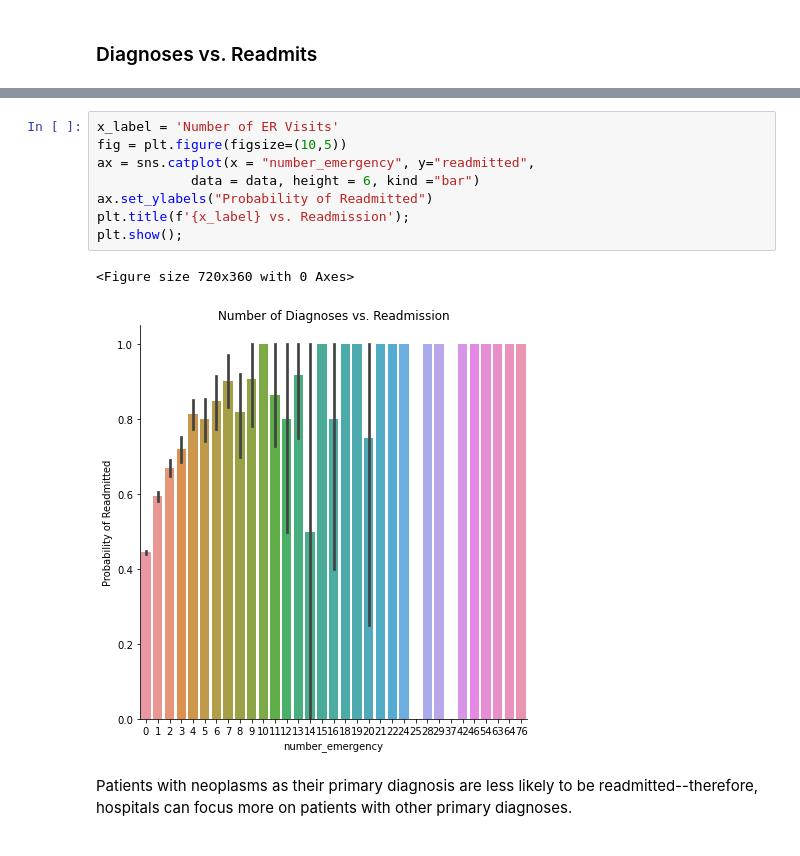
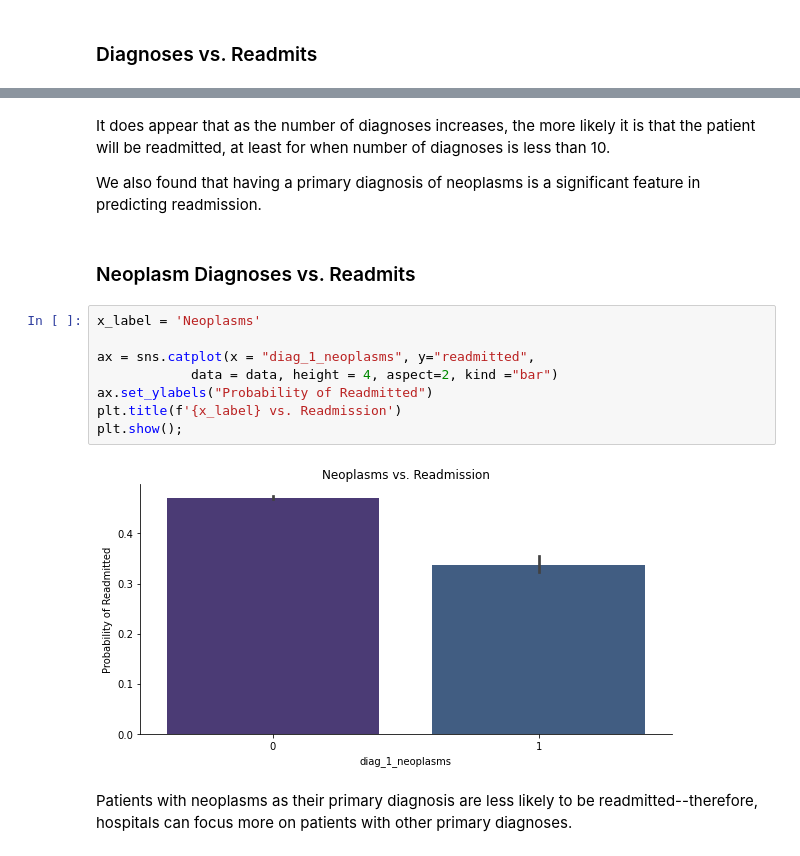
Before and after one commit to Sammyknee/diabetes-readmissions, a Jupyter notebook: Diabetes_Readmissions_Models.ipynb, the cells around one changed output, grey strips where cells are left out. Saved outputs shown, nothing was run; the diff lists cells and outputs as text.

```diff
--- a/Diabetes_Readmissions_Models.ipynb
+++ b/Diabetes_Readmissions_Models.ipynb
@@ -762,14 +793,19 @@ plt.show();
+# %% [markdown]
+It does appear that as the number of diagnoses increases, the more likely it is that the patient will be readmitted, at least for when number of diagnoses is less than 10.
+
+We also found that having a primary diagnosis of neoplasms is a significant feature in predicting readmission.
+# %% [markdown]
+### Neoplasm Diagnoses vs. Readmits
 # %%
-x_label = 'Number of ER Visits'
-fig = plt.figure(figsize=(10,5))
-ax = sns.catplot(x = "number_emergency", y="readmitted",
-            data = data, height = 6, kind ="bar")
+x_label = 'Neoplasms'
+
+ax = sns.catplot(x = "diag_1_neoplasms", y="readmitted",
+            data = data, height = 4, aspect=2, kind ="bar")
 ax.set_ylabels("Probability of Readmitted")
-plt.title(f'{x_label} vs. Readmission');
+plt.title(f'{x_label} vs. Readmission')
 plt.show();
 # %% [output]
-<Figure size 720x360 with 0 Axes>
-[figure, old version]
+[figure, new version]
 # %% [markdown]
 Patients with neoplasms as their primary diagnosis are less likely to be readmitted--therefore, hospitals can focus more on patients with other primary diagnoses.
 # %% [markdown]
```
Also changed, not shown: parts of 28 cells of this notebook, 10 other files.
